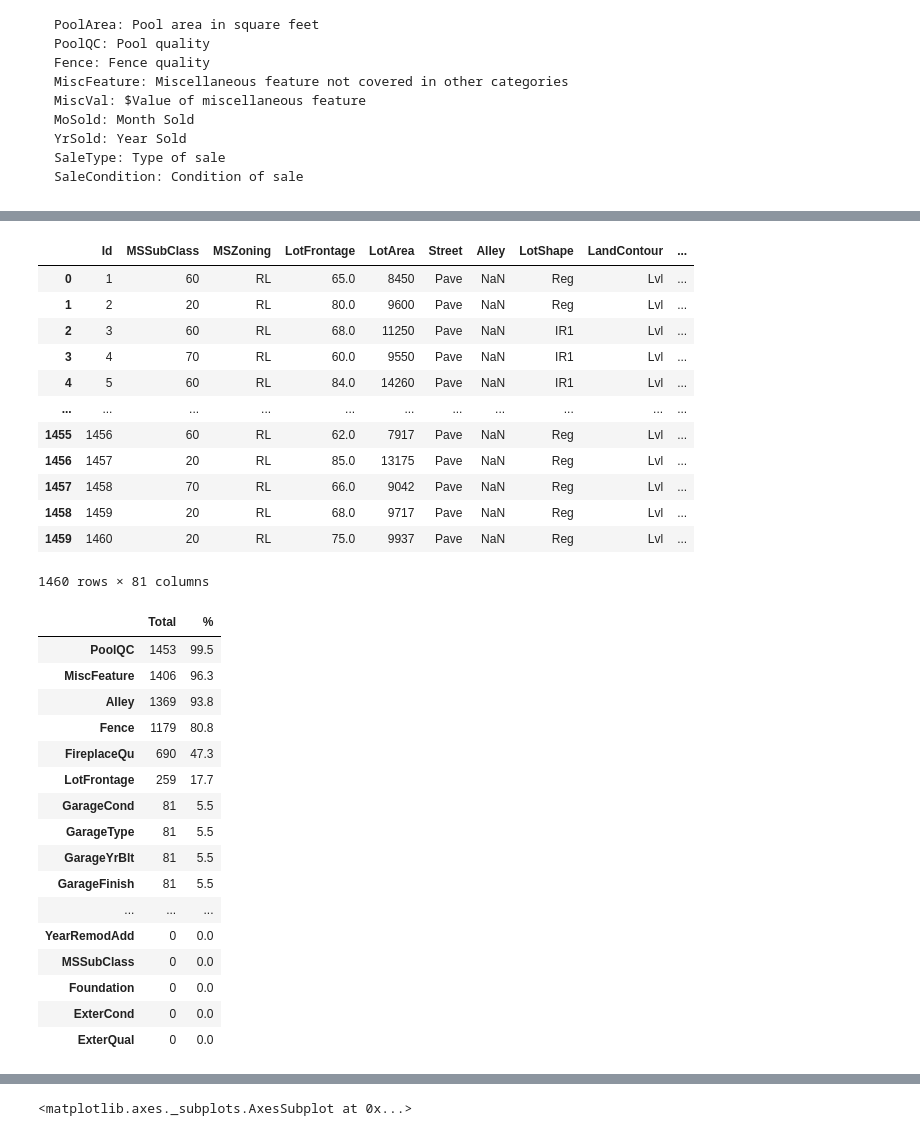
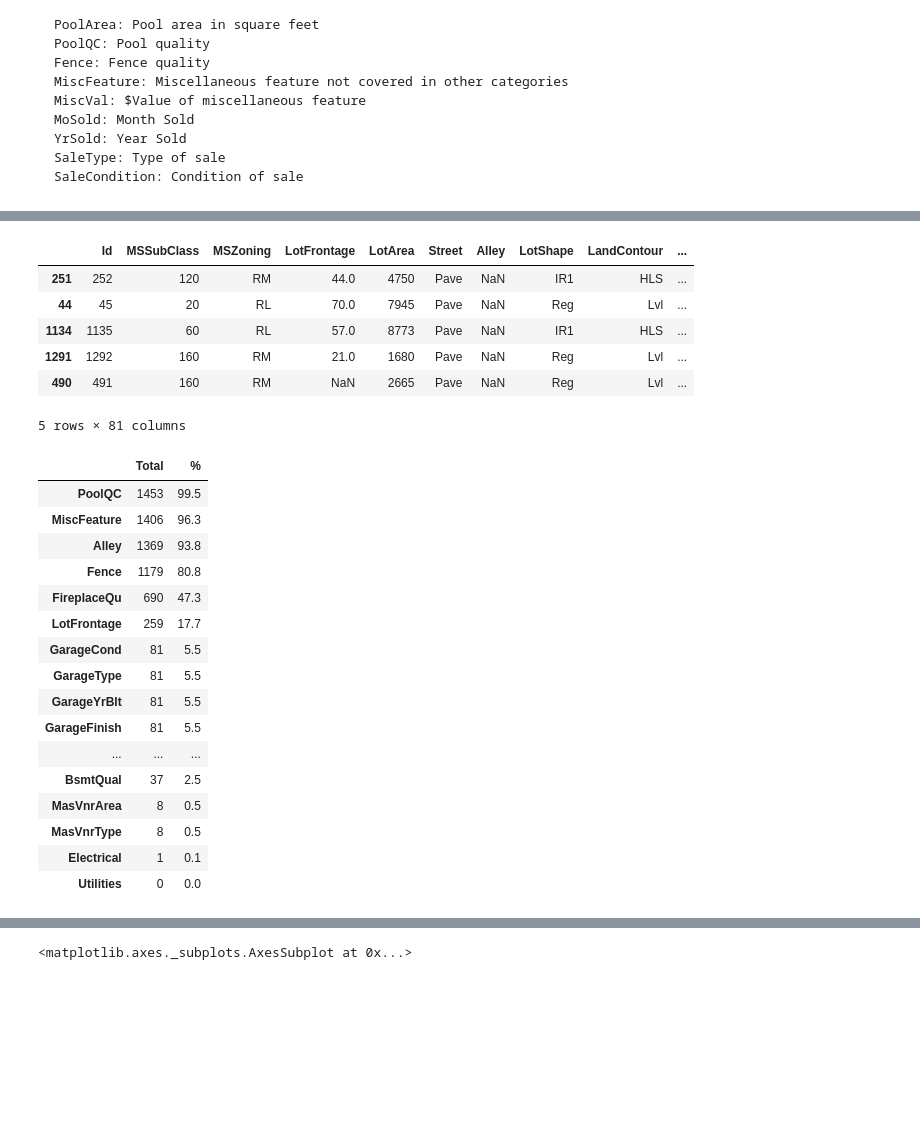
Before and after one commit to cb-ds-1/m3-3-engineering-regression, a Jupyter notebook: workshop.ipynb, the cells around one changed output, grey strips where cells are left out. Saved outputs shown, nothing was run; the diff lists cells and outputs as text; code cells hidden in the pictures; blank space fills up the shorter version.

```diff
--- a/workshop.ipynb
+++ b/workshop.ipynb
@@ -791,27 +578,22 @@ MSSubClass: Identifies the type of dwelling involved in the sale.
        Partial  Home was not completed when last assessed (associated with New Homes)
 # %%
 df_house = pd.read_csv('data/house_price.csv')
-df_house
+df_house.sample(5)
 # %% [output]
 |  | Id | MSSubClass | MSZoning | LotFrontage | LotArea | Street | Alley | LotShape | LandContour | ... |
-| 0 | 1 | 60 | RL | 65.0 | 8450 | Pave | NaN | Reg | Lvl | ... |
-| 1 | 2 | 20 | RL | 80.0 | 9600 | Pave | NaN | Reg | Lvl | ... |
-| 2 | 3 | 60 | RL | 68.0 | 11250 | Pave | NaN | IR1 | Lvl | ... |
-| 3 | 4 | 70 | RL | 60.0 | 9550 | Pave | NaN | IR1 | Lvl | ... |
-| 4 | 5 | 60 | RL | 84.0 | 14260 | Pave | NaN | IR1 | Lvl | ... |
-| ... | ... | ... | ... | ... | ... | ... | ... | ... | ... | ... |
-| 1455 | 1456 | 60 | RL | 62.0 | 7917 | Pave | NaN | Reg | Lvl | ... |
-| 1456 | 1457 | 20 | RL | 85.0 | 13175 | Pave | NaN | Reg | Lvl | ... |
-| 1457 | 1458 | 70 | RL | 66.0 | 9042 | Pave | NaN | Reg | Lvl | ... |
-| 1458 | 1459 | 20 | RL | 68.0 | 9717 | Pave | NaN | Reg | Lvl | ... |
-| 1459 | 1460 | 20 | RL | 75.0 | 9937 | Pave | NaN | Reg | Lvl | ... |
+| 251 | 252 | 120 | RM | 44.0 | 4750 | Pave | NaN | IR1 | HLS | ... |
+| 44 | 45 | 20 | RL | 70.0 | 7945 | Pave | NaN | Reg | Lvl | ... |
+| 1134 | 1135 | 60 | RL | 57.0 | 8773 | Pave | NaN | IR1 | HLS | ... |
+| 1291 | 1292 | 160 | RM | 21.0 | 1680 | Pave | NaN | Reg | Lvl | ... |
+| 490 | 491 | 160 | RM | NaN | 2665 | Pave | NaN | Reg | Lvl | ... |
-1460 rows × 81 columns
+5 rows × 81 columns
 # %%
+# Data cleaning: Let's see where the na's are
 total = df_house.isnull().sum().sort_values(ascending=False)
 percent_1 = df_house.isnull().sum()/df_house.isnull().count()*100
 percent_2 = (round(percent_1, 1)).sort_values(ascending=False)
 missing_data = pd.concat([total, percent_2], axis=1, keys=['Total', '%'])
-missing_data.head(25)
+missing_data.head(20)
 
 # new_df.isnull().sum()
 # %% [output]
@@ -827,9 +609,9 @@ missing_data.head(25)
 | GarageYrBlt | 81 | 5.5 |
 | GarageFinish | 81 | 5.5 |
 | ... | ... | ... |
-| YearRemodAdd | 0 | 0.0 |
-| MSSubClass | 0 | 0.0 |
-| Foundation | 0 | 0.0 |
-| ExterCond | 0 | 0.0 |
-| ExterQual | 0 | 0.0 |
+| BsmtQual | 37 | 2.5 |
+| MasVnrArea | 8 | 0.5 |
+| MasVnrType | 8 | 0.5 |
+| Electrical | 1 | 0.1 |
+| Utilities | 0 | 0.0 |
 # %%
```
Also changed, not shown: parts of 69 cells of this notebook.
